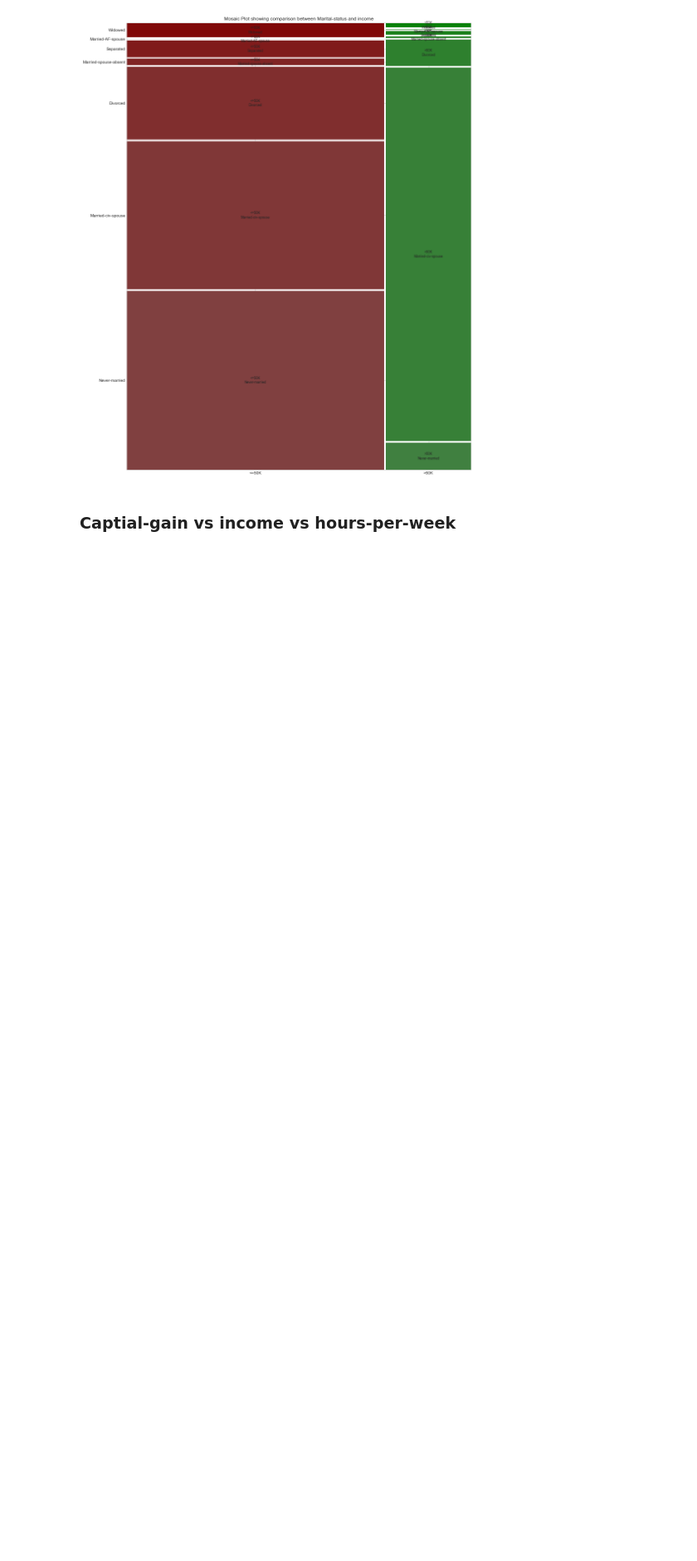
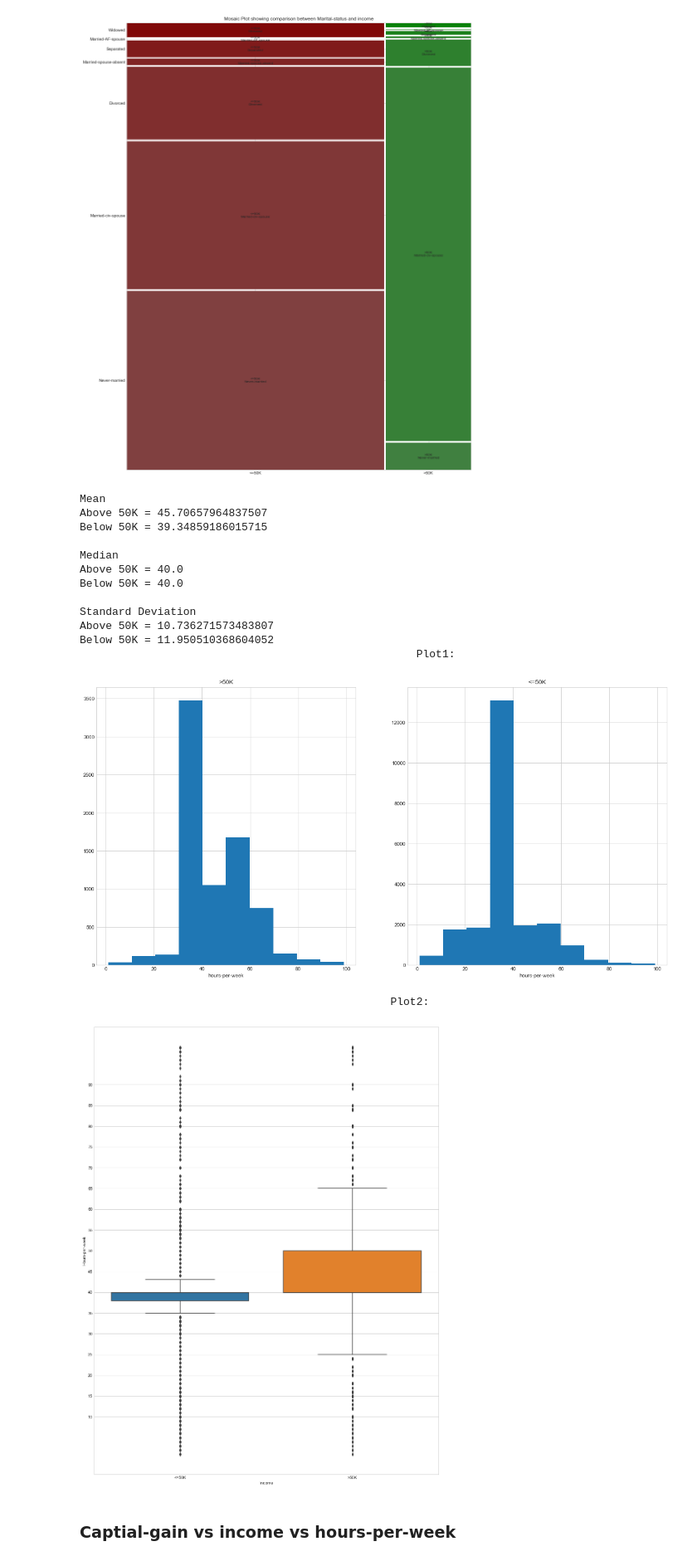
Before and after one commit to atinsinghal97/CSE578-marketing-profiles-visualization, a Jupyter notebook: DV_Group_Project.ipynb, the cells around one changed output. Shown at 83% size. Saved outputs shown, nothing was run; the diff lists cells and outputs as text; code cells hidden in the pictures; blank space fills up the shorter version.

Commit message:
Income vs hours-per-week

```diff
--- a/DV_Group_Project.ipynb
+++ b/DV_Group_Project.ipynb
@@ -465,6 +465,70 @@ plt.title('Mosaic Plot showing comparison between Marital-status and income')
 plt.show()
 # %% [output]
 [figure]
+# %%
+def analyze_numerical_data(column):
+    above_50k = list(above[column])
+    below_50k = list(below[column])
+
+    print()
+    print("Mean")
+    print("Above 50K = " + str(np.mean(above_50k)))
+    print("Below 50K = " + str(np.mean(below_50k)))
+    print()
+    print("Median")
+    print("Above 50K = " + str(np.median(above_50k)))
+    print("Below 50K = " + str(np.median(below_50k)))
+    print()
+    print("Standard Deviation")
+    print("Above 50K = " + str(np.std(above_50k)))
+    print("Below 50K = " + str(np.std(below_50k)))
+    print("\t\t\t\t\t\t    Plot1:")
+
+    plt.close()
+    fig, axes = plt.subplots(ncols=2, nrows=1, figsize=(20,10))
+    fig.subplots_adjust(hspace=.5)
+
+    axes[0].hist(above_50k)
+    axes[0].set_title(">50K")
+    axes[0].set_xlabel(column)
+
+    axes[1].hist(below_50k)
+    axes[1].set_title("<=50K")
+    axes[1].set_xlabel(column)
+#     plt.title("Plot1: Income vs Hours-per-week")
+    plt.show()
+    import seaborn as sns
+    #sns.boxplot(data=[data_less_50['age'],data_greater_50['age']])
+    #sns.boxplot(data=[data_less_50['fnlwgt'],data_greater_50['fnlwgt']])
+    print("\t\t\t\t\t\tPlot2:")
+    sns.boxplot(data=[below_50k,above_50k])
+    plt.xticks(range(0,2), ['<=50K','>50K'])
+    plt.yticks(range(10,95,5))
+    plt.xlabel("Income")
+    plt.ylabel("Hours-per-week")
+#     plt.title("Plot2")
+    plt.show()
+
+below = adult_data[adult_data["income"] == "<=50K"]
+above = adult_data[adult_data["income"] == ">50K"]
+# print("Hours-per-week vs Income")
+analyze_numerical_data("hours-per-week")
+# %% [output]
+Mean
+Above 50K = 45.70657964837507
+Below 50K = 39.34859186015715
+
+Median
+Above 50K = 40.0
+Below 50K = 40.0
+
+Standard Deviation
+Above 50K = 10.736271573483807
+Below 50K = 11.950510368604052
+                                                    Plot1:
+[figure, added]
+                                                Plot2:
+[figure, added]
 # %% [markdown]
 ###  Captial-gain vs income vs hours-per-week
 # %%
```
Also changed, not shown: parts of 19 cells of this notebook.
